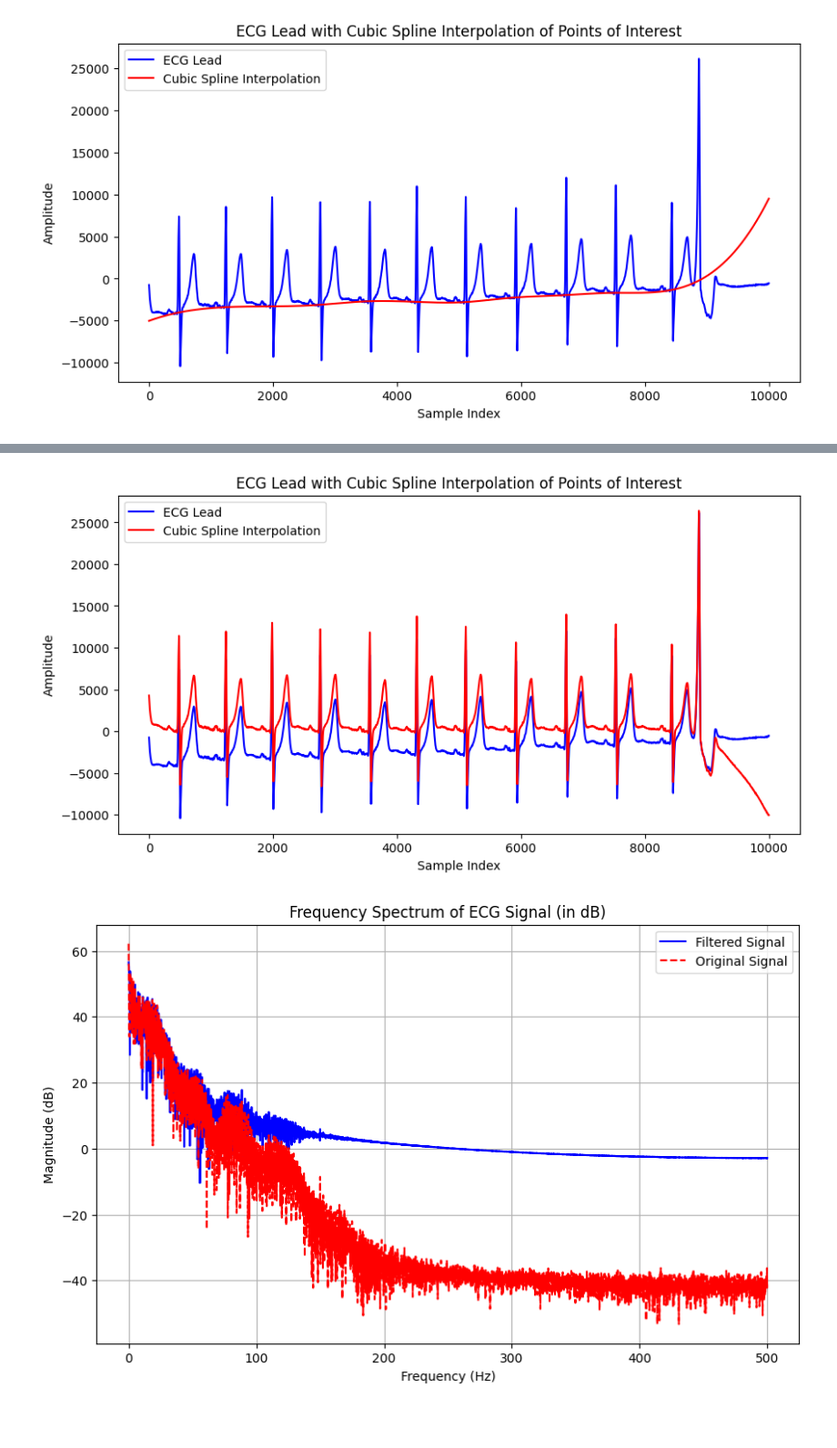
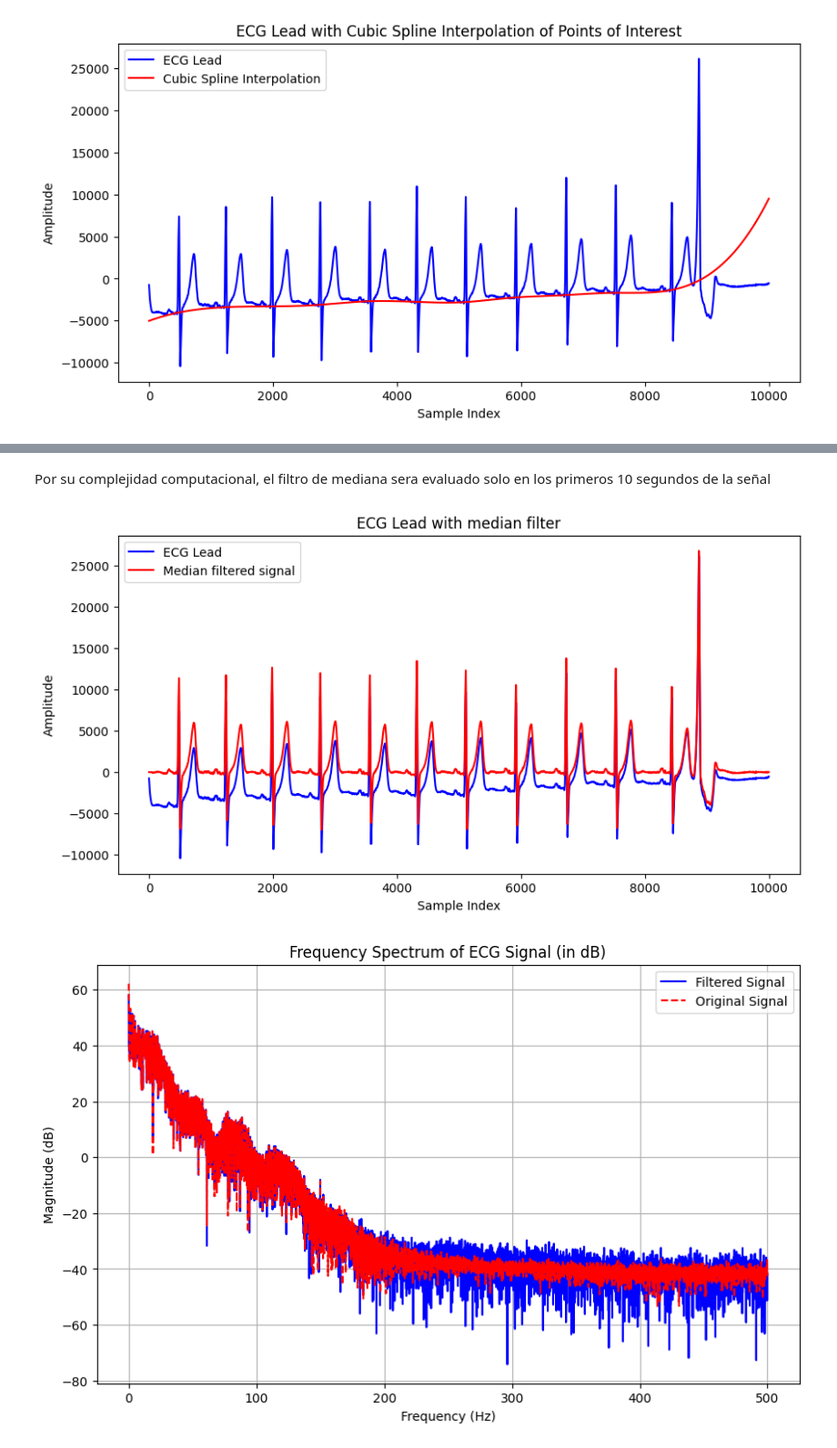
Before and after one commit to joacocibeira/PDS, a Jupyter notebook: tp_10/tp_10.ipynb, the cells around one changed output, grey strips where cells are left out. Shown at 91% size. Cells and saved outputs as stored; diff of their text form; code cells hidden in the pictures; blank space fills up the shorter version.

```diff
--- a/tp_10/tp_10.ipynb
+++ b/tp_10/tp_10.ipynb
@@ -20,7 +20,7 @@ nyq_frec = fs / 2
 
 N = 10000
 # %%
-ecg_one_lead = ecg_one_lead[:N]
+ecg_one_lead_10 = ecg_one_lead[:N]
 df_p = fs / N
 # %%
 frequencies = np.fft.fftfreq(N, 1/fs)  # frequency axis
@@ -94,31 +211,45 @@ filtered_signal = ecg_one_lead - noise_interpolated
+# %% [markdown]
+Por su complejidad computacional, el filtro de mediana sera evaluado solo en los primeros 10 segundos de la señal
+# %%
+filtered_median_signal_200 = sig.medfilt(ecg_one_lead_10, 201)
+filtered_median_signal_600 = sig.medfilt(filtered_median_signal_200, 601)
+filtered_signal = ecg_one_lead_10 - filtered_median_signal_600
 # %%
+
 plt.figure(figsize=(10, 5))
-plt.plot(ecg_one_lead, label="ECG Lead", color="blue")
-plt.plot(filtered_signal, label="Cubic Spline Interpolation", color="red")
+plt.plot(ecg_one_lead_10, label="ECG Lead", color="blue")
+plt.plot(filtered_signal, label="Median filtered signal", color="red")
 #plt.scatter(puntos_de_interes, amplitudes_of_interest, color="green", label="Points of Interest", zorder=5, marker='x')
 plt.legend()
 plt.xlabel("Sample Index")
 plt.ylabel("Amplitude")
-plt.title("ECG Lead with Cubic Spline Interpolation of Points of Interest")
+plt.title("ECG Lead with median filter")
 plt.show()
 # %% [output]
-[figure, old version]
+[figure, new version]
 # %%
+N = 10000
+frequencies = np.fft.fftfreq(N, 1/fs)  # frequency axis
+fft_values = np.fft.fft(ecg_one_lead_10)      # Fourier Transform
+
+# Calculate the magnitude spectrum in dB
+magnitude_spectrum_db = 20 * np.log10(np.abs(fft_values) / N)
+
 frequencies = np.fft.fftfreq(N, 1/fs)  # frequency axis
 fft_values = np.fft.fft(filtered_signal)      # Fourier Transform
 
 # Calculate the magnitude spectrum in dB
 filtered_magnitude_spectrum_db = 20 * np.log10(np.abs(fft_values) / N)
 
 # Plotting the frequency spectrum in dB (only positive frequencies)
 plt.figure(figsize=(10, 6))
 plt.plot(frequencies[:N // 2], filtered_magnitude_spectrum_db[:N // 2], label='Filtered Signal', color='blue')
 plt.plot(frequencies[:N // 2], magnitude_spectrum_db[:N // 2], label='Original Signal', color='red', linestyle='--')
 plt.title('Frequency Spectrum of ECG Signal (in dB)')
 plt.xlabel('Frequency (Hz)')
 plt.ylabel('Magnitude (dB)')
 plt.grid()
 plt.legend()
 plt.show()
 # %% [output]
-[figure, old version]
+[figure, new version]
```
Also changed, not shown: parts of 16 cells of this notebook.
